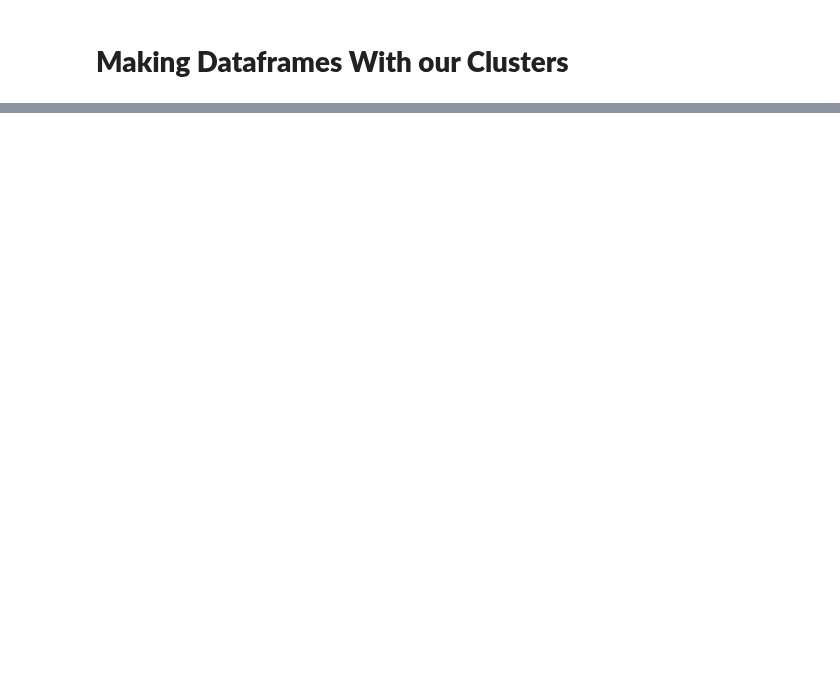
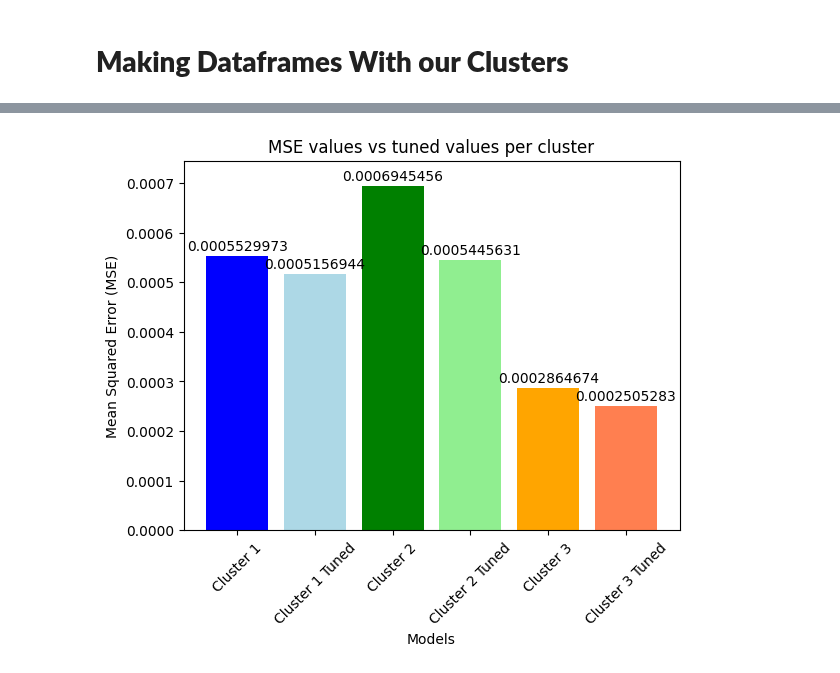
Before and after one commit to ktongk/BTT-JPMC-1, a Jupyter notebook: Anna/XGBOOST.ipynb, the cells around one changed output, grey strips where cells are left out. Cells and saved outputs as stored; diff of their text form; code cells hidden in the pictures; blank space fills up the shorter version.

```diff
--- a/Anna/XGBOOST.ipynb
+++ b/Anna/XGBOOST.ipynb
@@ -840,0 +1047,21 @@ plt.show()
+# %%
+#plot the mse values for each cluster next to the mse tuned values for each cluster
+mse_values = [cluster_1_mse, cluster_1_mse_tuned, cluster_2_mse, cluster_2_mse_tuned, cluster_3_mse, cluster_3_msetuned]
+model_names= ['Cluster 1', 'Cluster 1 Tuned', 'Cluster 2', 'Cluster 2 Tuned', 'Cluster 3', 'Cluster 3 Tuned']
+
+plt.bar(model_names, mse_values, color=['blue', 'lightblue', 'green', 'lightgreen', 'orange', 'coral'])
+for i, value in enumerate(mse_values):
+    plt.text(i, value + 0.000005, f'{value:.10f}', ha='center', va='bottom')
+
+plt.xlabel('Models')
+plt.ylabel('Mean Squared Error (MSE)')
+plt.title('MSE values vs tuned values per cluster')
+
+# Adjusting the y-axis range
+plt.ylim(0.00, max(mse_values) + 0.00005)
+
+plt.xticks(rotation=45)
+# Display the plot
+plt.show()
+# %% [output]
+[figure, added]
```
Also changed, not shown: parts of 59 cells of this notebook, 1 other file.
